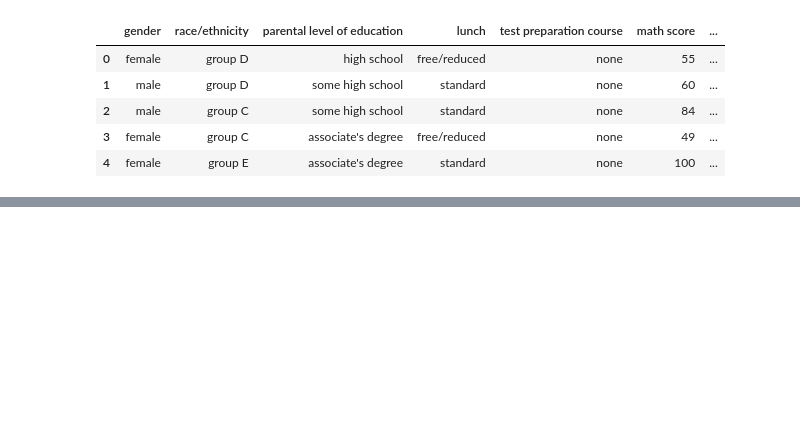
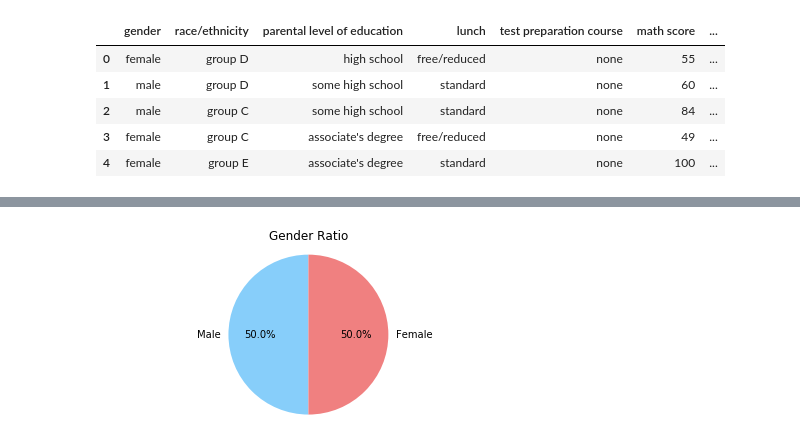
Before and after one commit to kyle1903/cuni_sw_project, a Jupyter notebook: pandas.ipynb, the cells around one changed output, grey strips where cells are left out. Cells and saved outputs as stored; diff of their text form; code cells hidden in the pictures; blank space fills up the shorter version.

```diff
--- a/pandas.ipynb
+++ b/pandas.ipynb
@@ -28,0 +24,19 @@ data.describe()
+# %%
+# ratio of male and female students
+
+fig, ax = plt.subplots(figsize=(6, 3), subplot_kw=dict(aspect="equal"))
+ax.set_title("Gender Ratio")
+
+male = data[data.gender == 'male'].shape[0]
+female = data[data.gender == 'female'].shape[0]
+
+labels = 'Male', 'Female'
+sizes= [male, female]
+colors = ['lightskyblue', 'lightcoral']
+
+plt.axis("equal")
+plt.pie(sizes, labels=labels, colors=colors, autopct='%1.1f%%', startangle=90)
+plt.tight_layout()
+plt.show()
+# %% [output]
+[figure, added]
```
Also changed, not shown: parts of 28 cells of this notebook.
